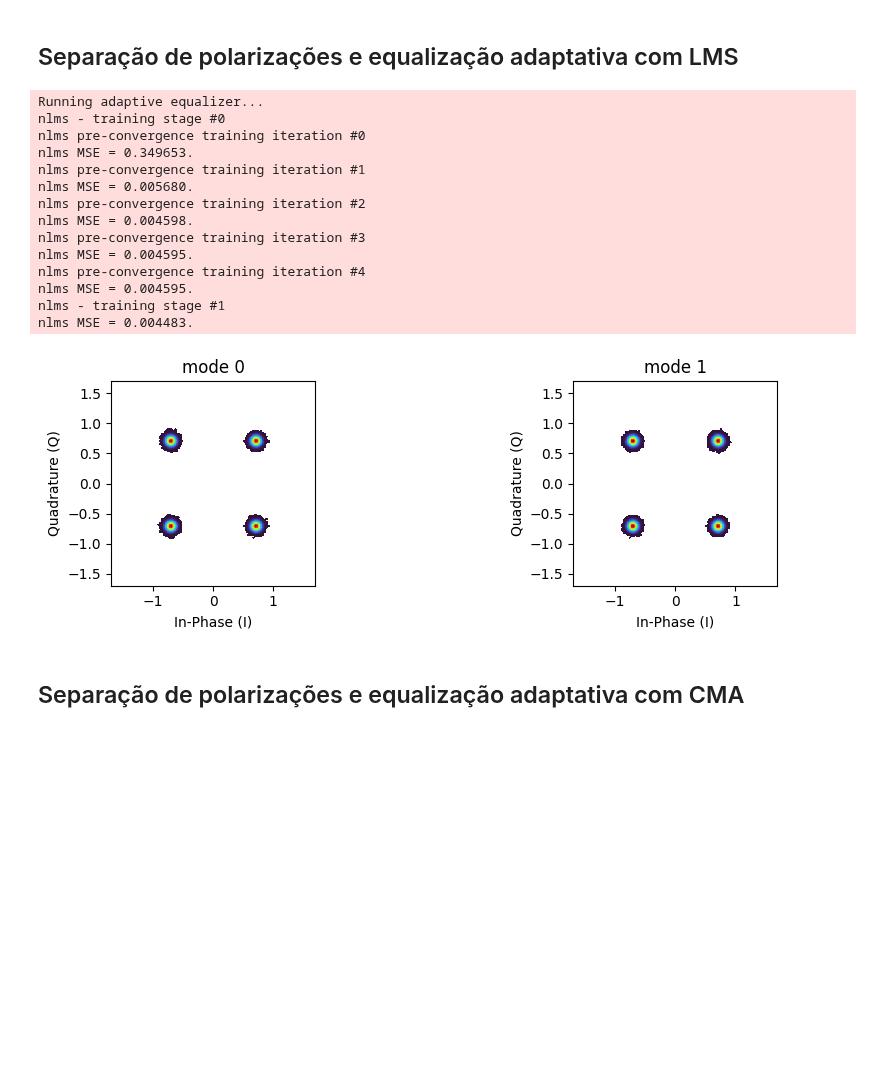
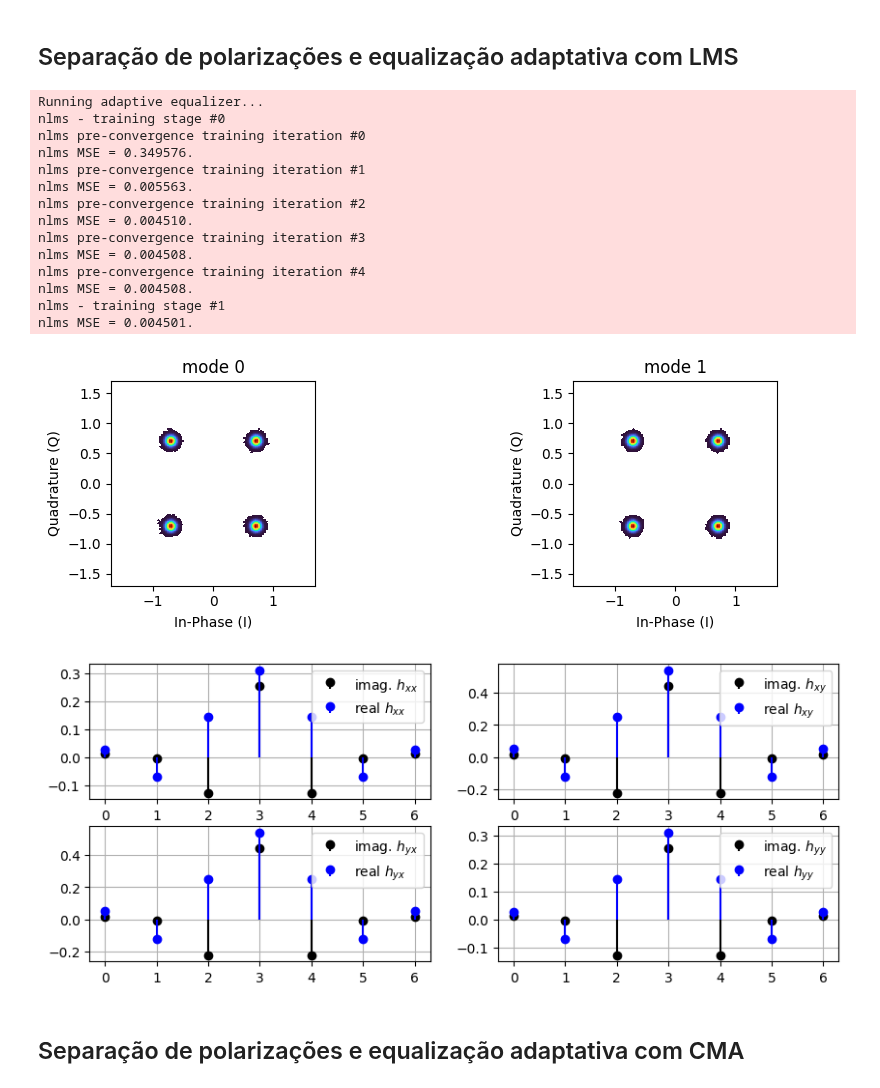
Before and after one commit to edsonportosilva/OpticalCommunications, a Jupyter notebook: jupyter notebooks/9. Equalização em sistemas ópticos coerentes.ipynb, the cells around one changed output. Saved outputs shown, nothing was run; the diff lists cells and outputs as text; code cells hidden in the pictures; blank space fills up the shorter version.

```diff
--- a/jupyter notebooks/9. Equalização em sistemas ópticos coerentes.ipynb
+++ b/jupyter notebooks/9. Equalização em sistemas ópticos coerentes.ipynb
@@ -405,8 +425,9 @@ paramEq.L = [int(0.1*sigRx.shape[0]), int(0.9*sigRx.shape[0])]
 paramEq.prgsBar = False
 paramEq.alg = ['nlms','nlms'] # QPSK
 paramEq.mu = [1e-3, 1e-3]
+paramEq.returnResults = True
 
-outEq = mimoAdaptEqualizer(sigRx, paramEq, symbTx)
+outEq, H, _ , _ = mimoAdaptEqualizer(sigRx, paramEq, symbTx)
 outEq = pnorm(outEq)
 
 discard = 1000
@@ -415,18 +436,41 @@ pconst(outEq[discard:-discard,:], R=1.2);
 Running adaptive equalizer...
 nlms - training stage #0
 nlms pre-convergence training iteration #0
-nlms MSE = 0.349653.
+nlms MSE = 0.349576.
 nlms pre-convergence training iteration #1
-nlms MSE = 0.005680.
+nlms MSE = 0.005563.
 nlms pre-convergence training iteration #2
-nlms MSE = 0.004598.
+nlms MSE = 0.004510.
 nlms pre-convergence training iteration #3
-nlms MSE = 0.004595.
+nlms MSE = 0.004508.
 nlms pre-convergence training iteration #4
-nlms MSE = 0.004595.
+nlms MSE = 0.004508.
 nlms - training stage #1
-nlms MSE = 0.004483.
+nlms MSE = 0.004501.
 [figure]
+# %%
+fig, axs = plt.subplots(2, 2, figsize=(10, 4))
+axs[0, 0].stem(H[0,:].imag, 'black', basefmt=" ", label='imag. $h_{xx}$')
+axs[0, 0].stem(H[0,:].real, 'b', basefmt=" ", label='real $h_{xx}$')
+axs[0, 0].grid()
+axs[0, 0].legend();
+
+axs[0, 1].stem(H[1,:].imag, 'black', basefmt=" ", label='imag. $h_{xy}$')
+axs[0, 1].stem(H[1,:].real, 'b', basefmt=" ", label='real $h_{xy}$')
+axs[0, 1].grid()
+axs[0, 1].legend();
+
+axs[1, 0].stem(H[2,:].imag, 'black', basefmt=" ", label='imag. $h_{yx}$')
+axs[1, 0].stem(H[2,:].real, 'b', basefmt=" ", label='real $h_{yx}$')
+axs[1, 0].grid()
+axs[1, 0].legend();
+
+axs[1, 1].stem(H[0,:].imag, 'black', basefmt=" ", label='imag. $h_{yy}$')
+axs[1, 1].stem(H[0,:].real, 'b', basefmt=" ", label='real $h_{yy}$')
+axs[1, 1].grid()
+axs[1, 1].legend();
+# %% [output]
+[figure, added]
 # %% [markdown]
 ## Separação de polarizações e equalização adaptativa com CMA
 # %%
```
Also changed, not shown: parts of 9 cells of this notebook.
